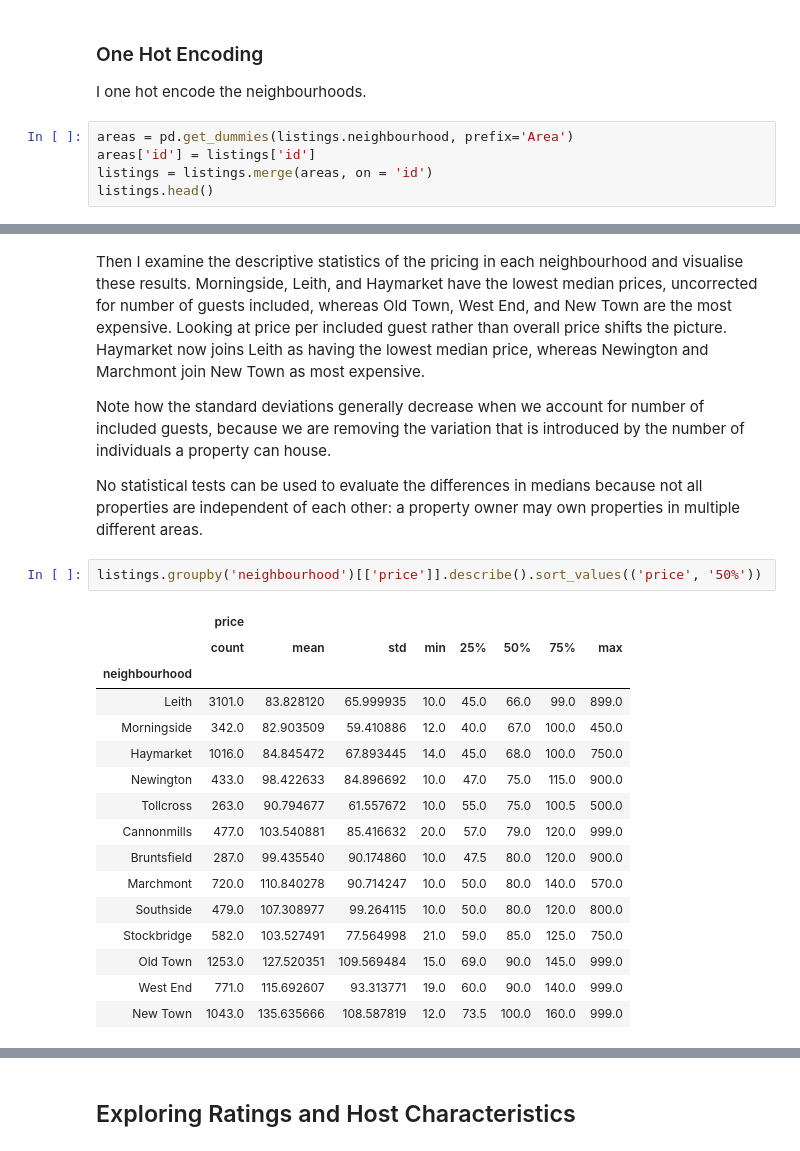
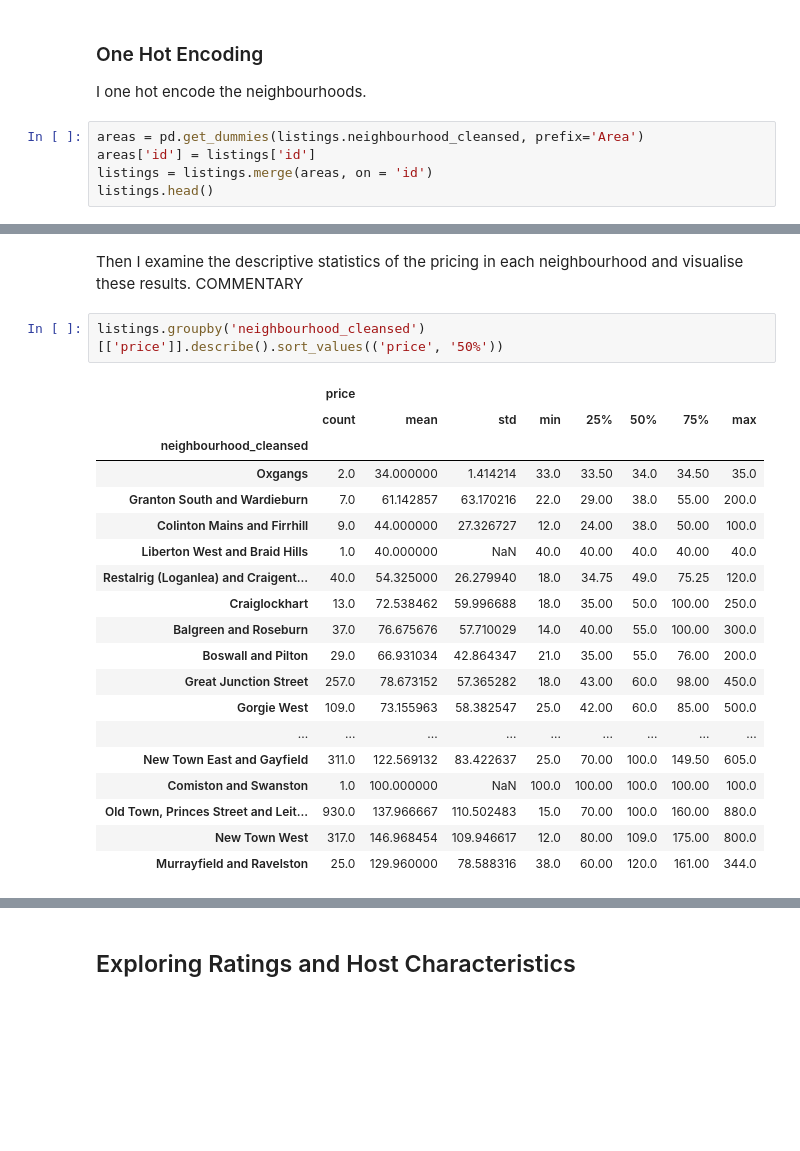
Before and after one commit to anailis/edinburgh-airbnbs, a Jupyter notebook: eda/Listings19.ipynb, the cells around one changed output, grey strips where cells are left out. Drawn from its saved outputs; the diff is of its cells as text; blank space fills up the shorter version.

```diff
--- a/eda/Listings19.ipynb
+++ b/eda/Listings19.ipynb
@@ -391,7 +390,7 @@ listings['other_property_type'] = listings['property_type'].apply(lambda x: 1 if
 
 I one hot encode the neighbourhoods.
 # %%
-areas = pd.get_dummies(listings.neighbourhood, prefix='Area')
+areas = pd.get_dummies(listings.neighbourhood_cleansed, prefix='Area')
 areas['id'] = listings['id']
 listings = listings.merge(areas, on = 'id')
 listings.head()
@@ -406,25 +405,24 @@ listings.head()
-# %% [markdown]
-Then I examine the descriptive statistics of the pricing in each neighbourhood and visualise these results. Morningside, Leith, and Haymarket have the lowest median prices, uncorrected for number of guests included, whereas Old Town, West End, and New Town are the most expensive. Looking at price per included guest rather than overall price shifts the picture. Haymarket now joins Leith as having the lowest median price, whereas Newington and Marchmont join New Town as most expensive.
-
-Note how the standard deviations generally decrease when we account for number of included guests, because we are removing the variation that is introduced by the number of individuals a property can house.
-
-No statistical tests can be used to evaluate the differences in medians because not all properties are independent of each other: a property owner may own properties in multiple different areas.
+# %% [markdown]
+Then I examine the descriptive statistics of the pricing in each neighbourhood and visualise these results. COMMENTARY
 # %%
-listings.groupby('neighbourhood')[['price']].describe().sort_values(('price', '50%'))
+listings.groupby('neighbourhood_cleansed')[['price']].describe().sort_values(('price', '50%'))
 # %% [output]
 |  | price |  |  |  |  |  |  |  |
 |  | count | mean | std | min | 25% | 50% | 75% | max |
-| neighbourhood |  |  |  |  |  |  |  |  |
-| Leith | 3101.0 | 83.828120 | 65.999935 | 10.0 | 45.0 | 66.0 | 99.0 | 899.0 |
-| Morningside | 342.0 | 82.903509 | 59.410886 | 12.0 | 40.0 | 67.0 | 100.0 | 450.0 |
-| Haymarket | 1016.0 | 84.845472 | 67.893445 | 14.0 | 45.0 | 68.0 | 100.0 | 750.0 |
-| Newington | 433.0 | 98.422633 | 84.896692 | 10.0 | 47.0 | 75.0 | 115.0 | 900.0 |
-| Tollcross | 263.0 | 90.794677 | 61.557672 | 10.0 | 55.0 | 75.0 | 100.5 | 500.0 |
-| Cannonmills | 477.0 | 103.540881 | 85.416632 | 20.0 | 57.0 | 79.0 | 120.0 | 999.0 |
-| Bruntsfield | 287.0 | 99.435540 | 90.174860 | 10.0 | 47.5 | 80.0 | 120.0 | 900.0 |
-| Marchmont | 720.0 | 110.840278 | 90.714247 | 10.0 | 50.0 | 80.0 | 140.0 | 570.0 |
-| Southside | 479.0 | 107.308977 | 99.264115 | 10.0 | 50.0 | 80.0 | 120.0 | 800.0 |
-| Stockbridge | 582.0 | 103.527491 | 77.564998 | 21.0 | 59.0 | 85.0 | 125.0 | 750.0 |
-| Old Town | 1253.0 | 127.520351 | 109.569484 | 15.0 | 69.0 | 90.0 | 145.0 | 999.0 |
-| West End | 771.0 | 115.692607 | 93.313771 | 19.0 | 60.0 | 90.0 | 140.0 | 999.0 |
-| New Town | 1043.0 | 135.635666 | 108.587819 | 12.0 | 73.5 | 100.0 | 160.0 | 999.0 |
+| neighbourhood_cleansed |  |  |  |  |  |  |  |  |
+| Oxgangs | 2.0 | 34.000000 | 1.414214 | 33.0 | 33.50 | 34.0 | 34.50 | 35.0 |
+| Granton South and Wardieburn | 7.0 | 61.142857 | 63.170216 | 22.0 | 29.00 | 38.0 | 55.00 | 200.0 |
+| Colinton Mains and Firrhill | 9.0 | 44.000000 | 27.326727 | 12.0 | 24.00 | 38.0 | 50.00 | 100.0 |
+| Liberton West and Braid Hills | 1.0 | 40.000000 | NaN | 40.0 | 40.00 | 40.0 | 40.00 | 40.0 |
+| Restalrig (Loganlea) and Craigent... | 40.0 | 54.325000 | 26.279940 | 18.0 | 34.75 | 49.0 | 75.25 | 120.0 |
+| Craiglockhart | 13.0 | 72.538462 | 59.996688 | 18.0 | 35.00 | 50.0 | 100.00 | 250.0 |
+| Balgreen and Roseburn | 37.0 | 76.675676 | 57.710029 | 14.0 | 40.00 | 55.0 | 100.00 | 300.0 |
+| Boswall and Pilton | 29.0 | 66.931034 | 42.864347 | 21.0 | 35.00 | 55.0 | 76.00 | 200.0 |
+| Great Junction Street | 257.0 | 78.673152 | 57.365282 | 18.0 | 43.00 | 60.0 | 98.00 | 450.0 |
+| Gorgie West | 109.0 | 73.155963 | 58.382547 | 25.0 | 42.00 | 60.0 | 85.00 | 500.0 |
+| ... | ... | ... | ... | ... | ... | ... | ... | ... |
+| New Town East and Gayfield | 311.0 | 122.569132 | 83.422637 | 25.0 | 70.00 | 100.0 | 149.50 | 605.0 |
+| Comiston and Swanston | 1.0 | 100.000000 | NaN | 100.0 | 100.00 | 100.0 | 100.00 | 100.0 |
+| Old Town, Princes Street and Leit... | 930.0 | 137.966667 | 110.502483 | 15.0 | 70.00 | 100.0 | 160.00 | 880.0 |
+| New Town West | 317.0 | 146.968454 | 109.946617 | 12.0 | 80.00 | 109.0 | 175.00 | 800.0 |
+| Murrayfield and Ravelston | 25.0 | 129.960000 | 78.588316 | 38.0 | 60.00 | 120.0 | 161.00 | 344.0 |
```
Also changed, not shown: parts of 20 cells of this notebook.
